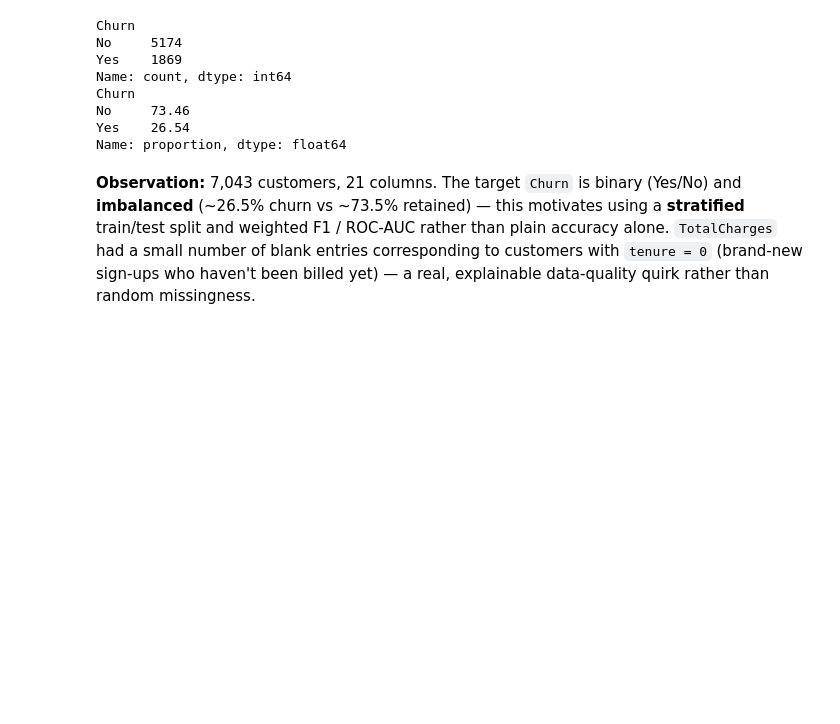
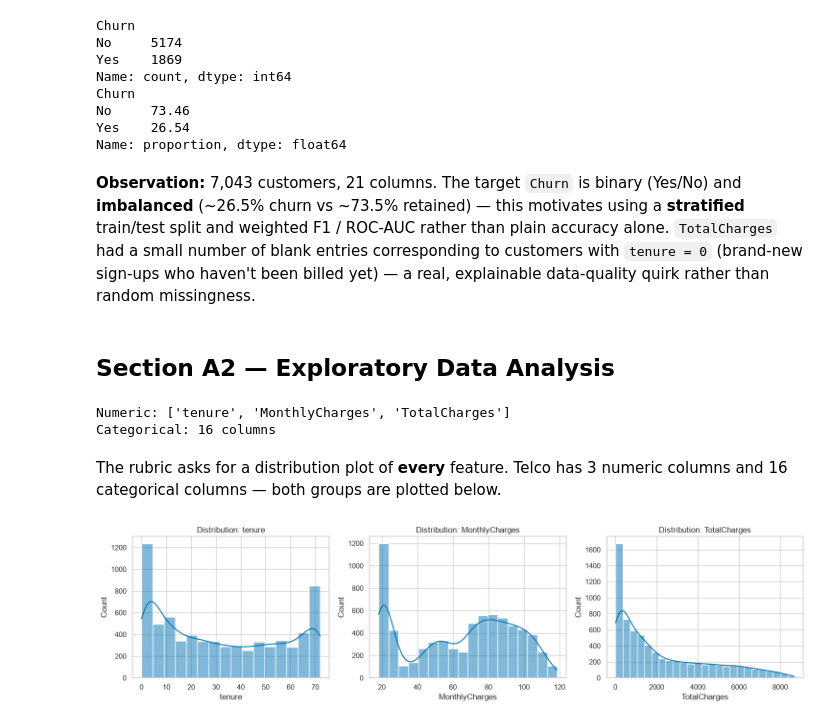
Before and after one commit to ManashaYoges/Team13_ML, a Jupyter notebook: notebooks/classification.ipynb, the cells around one changed output. Drawn from its saved outputs; the diff is of its cells as text; code cells hidden in the pictures; blank space fills up the shorter version.

```diff
--- a/notebooks/classification.ipynb
+++ b/notebooks/classification.ipynb
@@ -41,7 +41,7 @@ plt.rcParams['figure.dpi'] = 100
 # %% [markdown]
 ## Section A — Dataset Loading & Audit
 # %%
-df = pd.read_csv(r"data\telco_churn.csv")
+df = pd.read_csv(r"../data/telco_churn.csv")
 print('Shape:', df.shape)
 df.head()
 # %% [output]
@@ -100,3 +100,26 @@ Name: proportion, dtype: float64
 train/test split and weighted F1 / ROC-AUC rather than plain accuracy alone. `TotalCharges` had a
 small number of blank entries corresponding to customers with `tenure = 0` (brand-new sign-ups who
 haven't been billed yet) — a real, explainable data-quality quirk rather than random missingness.
+# %% [markdown]
+## Section A2 — Exploratory Data Analysis
+# %%
+num_cols = ['tenure', 'MonthlyCharges', 'TotalCharges']
+cat_cols = [c for c in df.columns if c not in num_cols + ['customerID', 'Churn']]
+print('Numeric:', num_cols)
+print('Categorical:', len(cat_cols), 'columns')
+# %% [output]
+Numeric: ['tenure', 'MonthlyCharges', 'TotalCharges']
+Categorical: 16 columns
+# %% [markdown]
+The rubric asks for a distribution plot of **every** feature. Telco has 3 numeric columns and
+16 categorical columns — both groups are plotted below.
+# %%
+# Distribution plots — numeric features
+fig, axes = plt.subplots(1, 3, figsize=(15,4))
+for ax, col in zip(axes, num_cols):
+    sns.histplot(df[col].dropna(), kde=True, ax=ax, color='#0072B2')
+    ax.set_title(f'Distribution: {col}')
+plt.tight_layout()
+plt.show()
+# %% [output]
+[figure, added]
```
Also changed, not shown: parts of 5 cells of this notebook.
